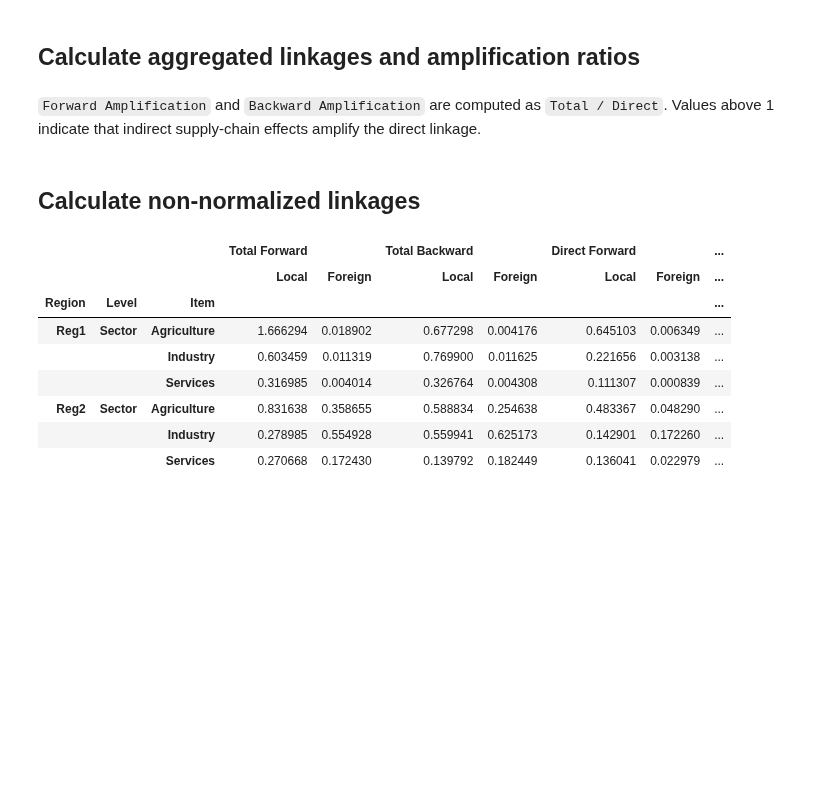
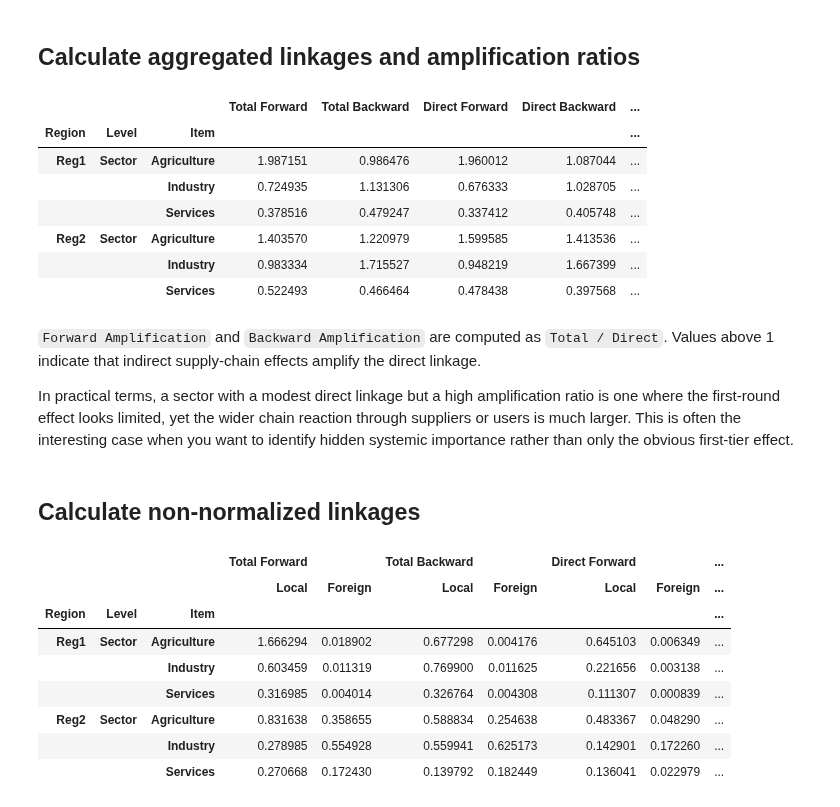
Before and after one commit to it-is-me-mario/MARIO, a Jupyter notebook: doc/source/user_guide/inspection/calc_linkages.ipynb, the cells around one changed output. Drawn from its saved outputs; the diff is of its cells as text; code cells hidden in the pictures; blank space fills up the shorter version.

```diff
--- a/doc/source/user_guide/inspection/calc_linkages.ipynb
+++ b/doc/source/user_guide/inspection/calc_linkages.ipynb
@@ -33,9 +53,21 @@ The default multi-regional output keeps the absolute ``Local`` and ``Foreign`` c
 # %% [markdown]
 ## Calculate aggregated linkages and amplification ratios
 # %%
-db.calc_linkages(multi_mode=False)
+aggregated_linkages = db.calc_linkages(multi_mode=False)
+aggregated_linkages
+# %% [output]
+|  |  |  | Total Forward | Total Backward | Direct Forward | Direct Backward | ... |
+| Region | Level | Item |  |  |  |  | ... |
+| Reg1 | Sector | Agriculture | 1.987151 | 0.986476 | 1.960012 | 1.087044 | ... |
+|  |  | Industry | 0.724935 | 1.131306 | 0.676333 | 1.028705 | ... |
+|  |  | Services | 0.378516 | 0.479247 | 0.337412 | 0.405748 | ... |
+| Reg2 | Sector | Agriculture | 1.403570 | 1.220979 | 1.599585 | 1.413536 | ... |
+|  |  | Industry | 0.983334 | 1.715527 | 0.948219 | 1.667399 | ... |
+|  |  | Services | 0.522493 | 0.466464 | 0.478438 | 0.397568 | ... |
 # %% [markdown]
 ``Forward Amplification`` and ``Backward Amplification`` are computed as ``Total / Direct``. Values above 1 indicate that indirect supply-chain effects amplify the direct linkage.
+
+In practical terms, a sector with a modest direct linkage but a high amplification ratio is one where the first-round effect looks limited, yet the wider chain reaction through suppliers or users is much larger. This is often the interesting case when you want to identify hidden systemic importance rather than only the obvious first-tier effect.
 # %% [markdown]
 ## Calculate non-normalized linkages
 # %%
```
Also changed, not shown: parts of 3 cells of this notebook, 9 other files.
